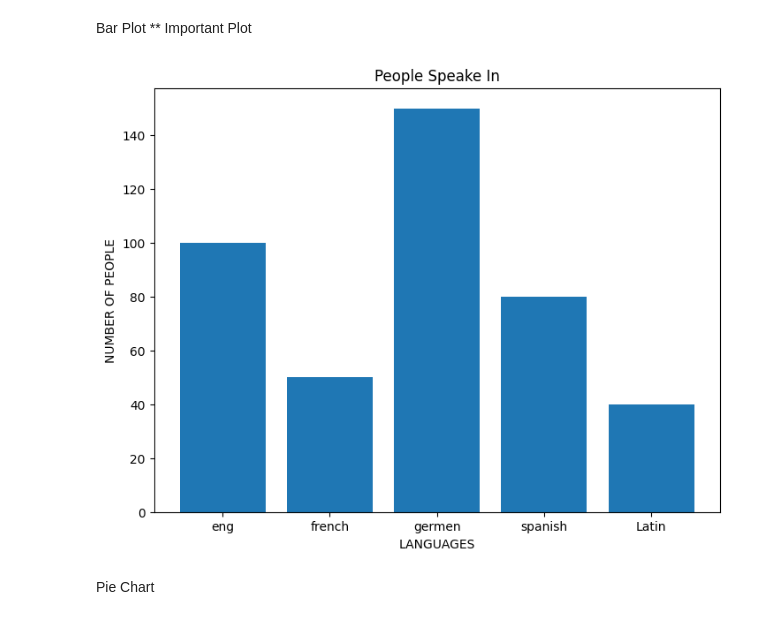
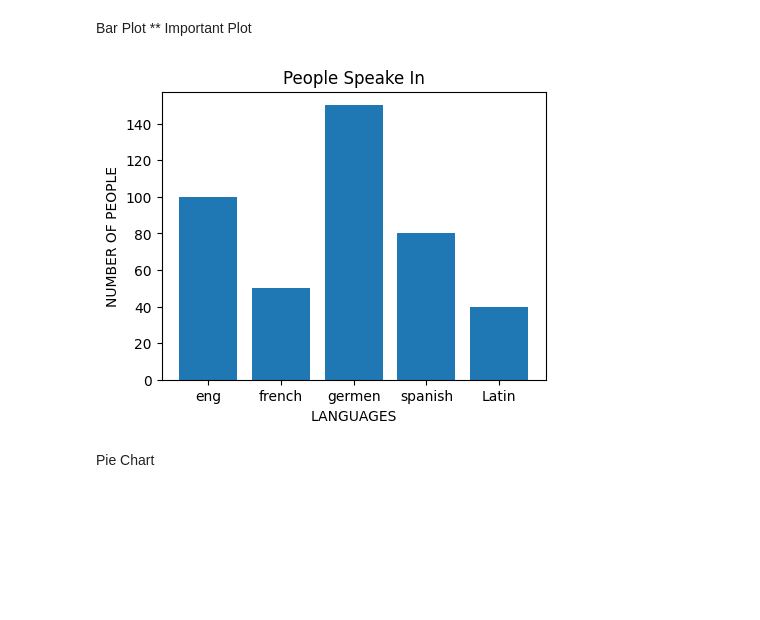
Before and after one commit to shahabasofficial/machine-learning, a Jupyter notebook: matplotlib.ipynb, the cells around one changed output. Saved outputs shown, nothing was run; the diff lists cells and outputs as text; code cells hidden in the pictures; blank space fills up the shorter version.

```diff
--- a/matplotlib.ipynb
+++ b/matplotlib.ipynb
@@ -142,17 +142,17 @@ plt.show()
 Bar Plot  ** Important Plot
 # %%
 figure = plt.figure()
-ax = figure.add_axes([0, 0, 1, 1])
+ax = figure.add_axes([0.2, 0.2, 0.6, 0.6])
 languages = ['eng', 'french', 'germen', 'spanish', 'Latin']
 people = [100, 50, 150, 80, 40]
 
 ax.bar(languages, people)
 plt.xlabel('LANGUAGES')
 plt.ylabel('NUMBER OF PEOPLE')
 plt.title('People Speake In')
 plt.show()
 # %% [output]
-[figure, old version]
+[figure, new version]
 # %% [markdown]
 Pie Chart
 # %%
```
Also changed, not shown: parts of 1 cell of this notebook, 12 other files.
